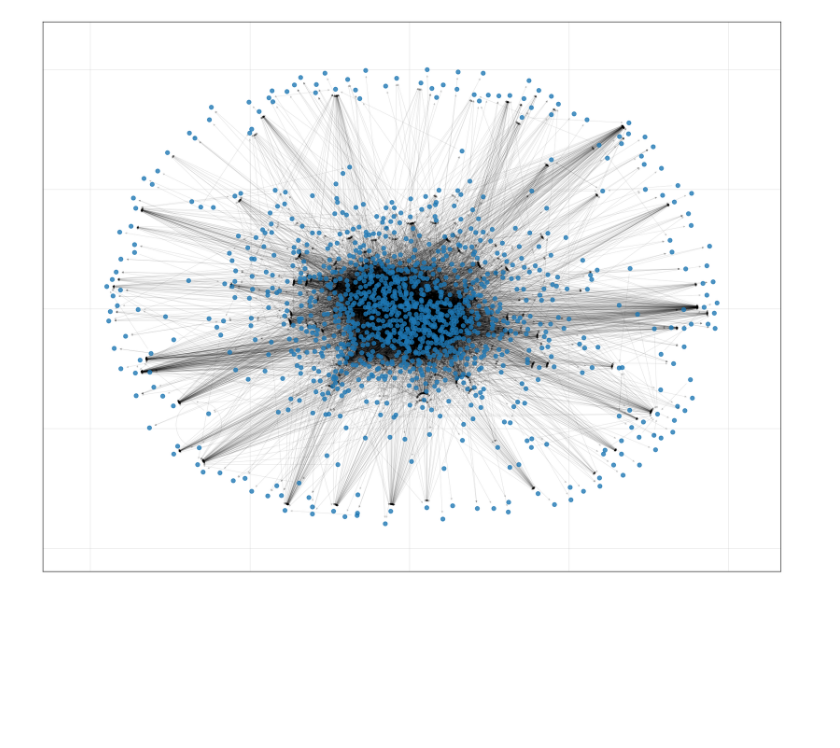
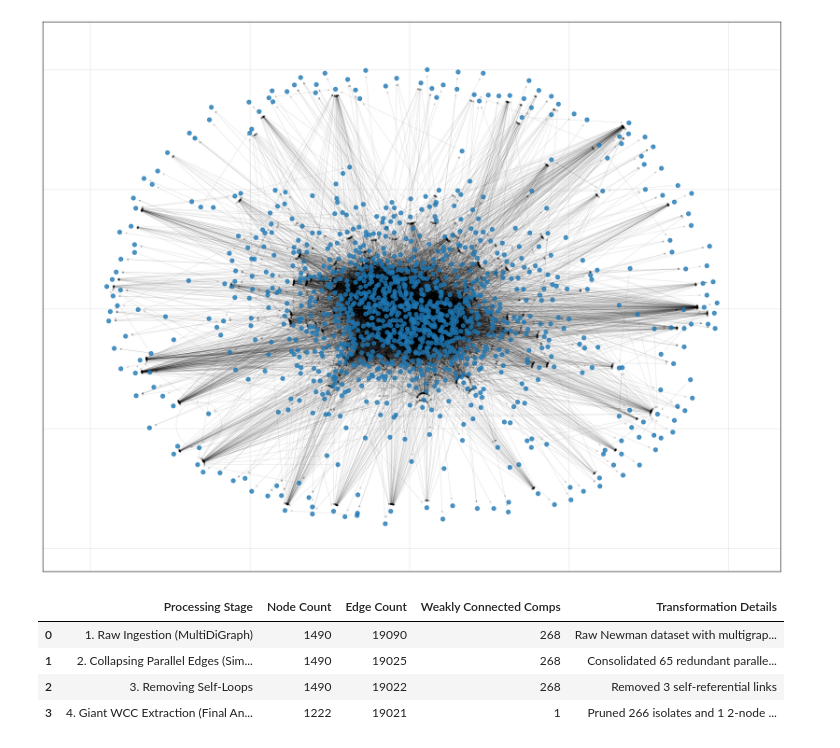
Before and after one commit to Abdullah2265Habib/Political-Blog-Network-Analysis, a Jupyter notebook: Untitled.ipynb, the cells around one changed output. Cells and saved outputs as stored; diff of their text form; code cells hidden in the pictures; blank space fills up the shorter version.

Commit message:
added preprocessing summary

```diff
--- a/Untitled.ipynb
+++ b/Untitled.ipynb
@@ -131,3 +131,42 @@ Largest WCC:
 Nodes: 1,222
 Edges: 19,089
 [figure]
+# %%
+G_simple = nx.DiGraph(G_raw)
+
+G_simple.remove_edges_from(nx.selfloop_edges(G_simple))
+
+lwcc_nodes = max(nx.weakly_connected_components(G_simple), key=len)
+G_clean = G_simple.subgraph(lwcc_nodes).copy()
+
+nx.write_gml(G_clean, PROCESSED_DATA_PATH)
+
+preprocessing_summary = pd.DataFrame({
+    "Processing Stage": [
+        "1. Raw Ingestion (MultiDiGraph)",
+        "2. Collapsing Parallel Edges (Simple DiGraph)",
+        "3. Removing Self-Loops",
+        "4. Giant WCC Extraction (Final Analysis Graph)"
+    ],
+    "Node Count": [G_raw.number_of_nodes(), G_simple.number_of_nodes(), G_simple.number_of_nodes(), G_clean.number_of_nodes()],
+    "Edge Count": [G_raw.number_of_edges(), nx.DiGraph(G_raw).number_of_edges(), G_simple.number_of_edges(), G_clean.number_of_edges()],
+    "Weakly Connected Comps": [
+        len(raw_wccs),
+        len(list(nx.weakly_connected_components(G_simple))),
+        len(list(nx.weakly_connected_components(G_simple))),
+        len(list(nx.weakly_connected_components(G_clean)))],
+    "Transformation Details": [
+        "Raw Newman dataset with multigraph edges & isolates",
+        f"Consolidated {total_excess_edges} redundant parallel hyperlinks",
+        f"Removed {len(raw_self_loops)} self-referential links",
+        "Pruned 266 isolates and 1 2-node component (1,222 connected nodes retained)"
+    ]
+})
+
+preprocessing_summary
+# %% [output]
+|  | Processing Stage | Node Count | Edge Count | Weakly Connected Comps | Transformation Details |
+| 0 | 1. Raw Ingestion (MultiDiGraph) | 1490 | 19090 | 268 | Raw Newman dataset with multigrap... |
+| 1 | 2. Collapsing Parallel Edges (Sim... | 1490 | 19025 | 268 | Consolidated 65 redundant paralle... |
+| 2 | 3. Removing Self-Loops | 1490 | 19022 | 268 | Removed 3 self-referential links |
+| 3 | 4. Giant WCC Extraction (Final An... | 1222 | 19021 | 1 | Pruned 266 isolates and 1 2-node ... |
```
Also changed, not shown: 2 other files.
